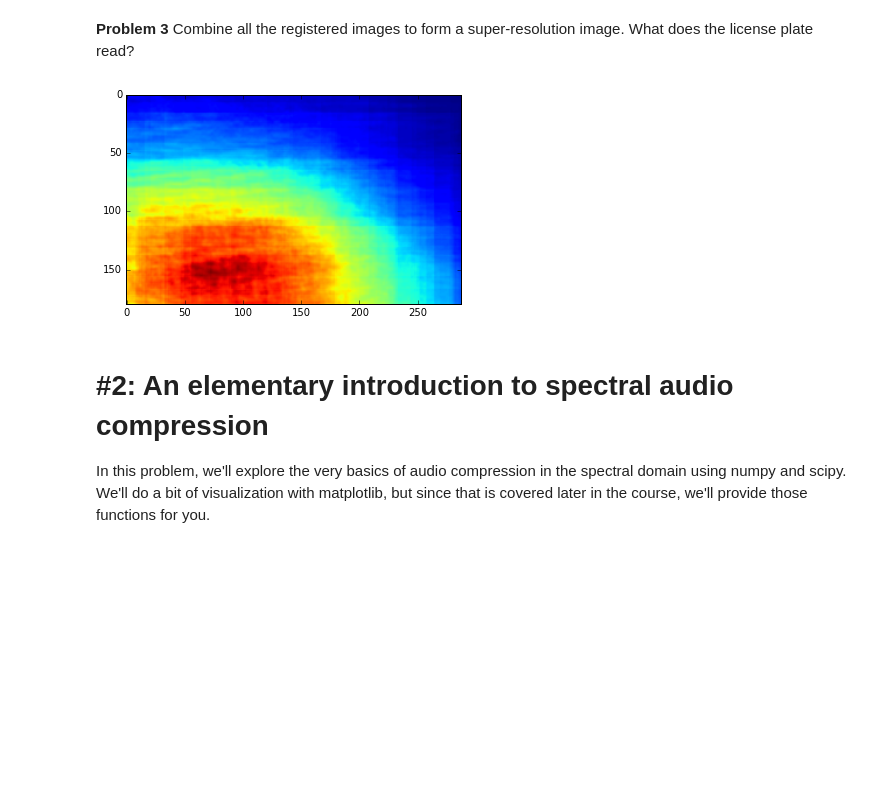
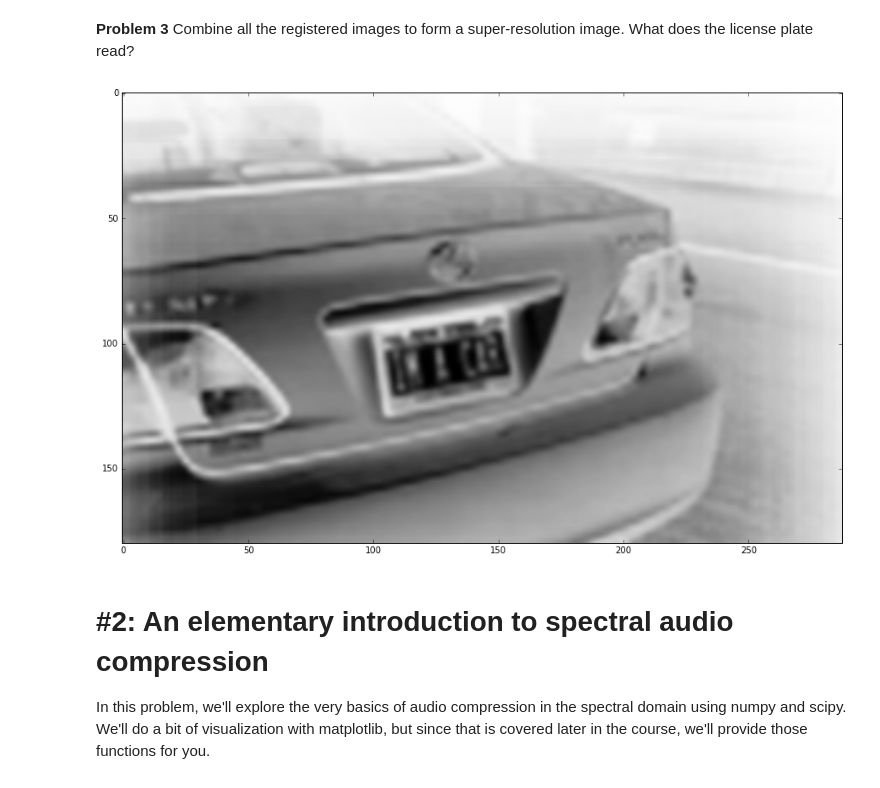
Before and after one commit to yunfanz/AY250HW, a Jupyter notebook: 01/hw_1_assignment.ipynb, the cells around one changed output. Cells and saved outputs as stored; diff of their text form; code cells hidden in the pictures; blank space fills up the shorter version.

```diff
--- a/01/hw_1_assignment.ipynb
+++ b/01/hw_1_assignment.ipynb
@@ -103,12 +103,12 @@ done
 INDS[:] -= INDS[0]
 #INDS *= -1
 IMS = []
-for j, fname in enumerate(flist[:10]):
+for j, fname in enumerate(flist[:]):
     im = misc.imread(fname,'L')[50:230]
     im = ndimage.interpolation.shift(im,INDS[j])
-    p.figure()
-    p.imshow(im)
-    p.show()
+#     p.figure()
+#     p.imshow(im)
+#     p.show()
     IMS.append(im)
 len(IMS)
 # %% [output]
@@ -128,11 +118,12 @@ len(IMS)
 # %%
 IM = n.mean(n.array(IMS),axis=0)
 IM.shape
-p.figure()
-p.imshow(IM)
+p.figure(figsize=(15,15))
+p.imshow(IM,cmap='Greys')
+p.savefig('prob1.png')
 p.show()
 # %% [output]
-[figure, old version]
+[figure, new version]
 # %% [markdown]
 # #2: An elementary introduction to spectral audio compression
 
```
Also changed, not shown: parts of 1 cell of this notebook.
